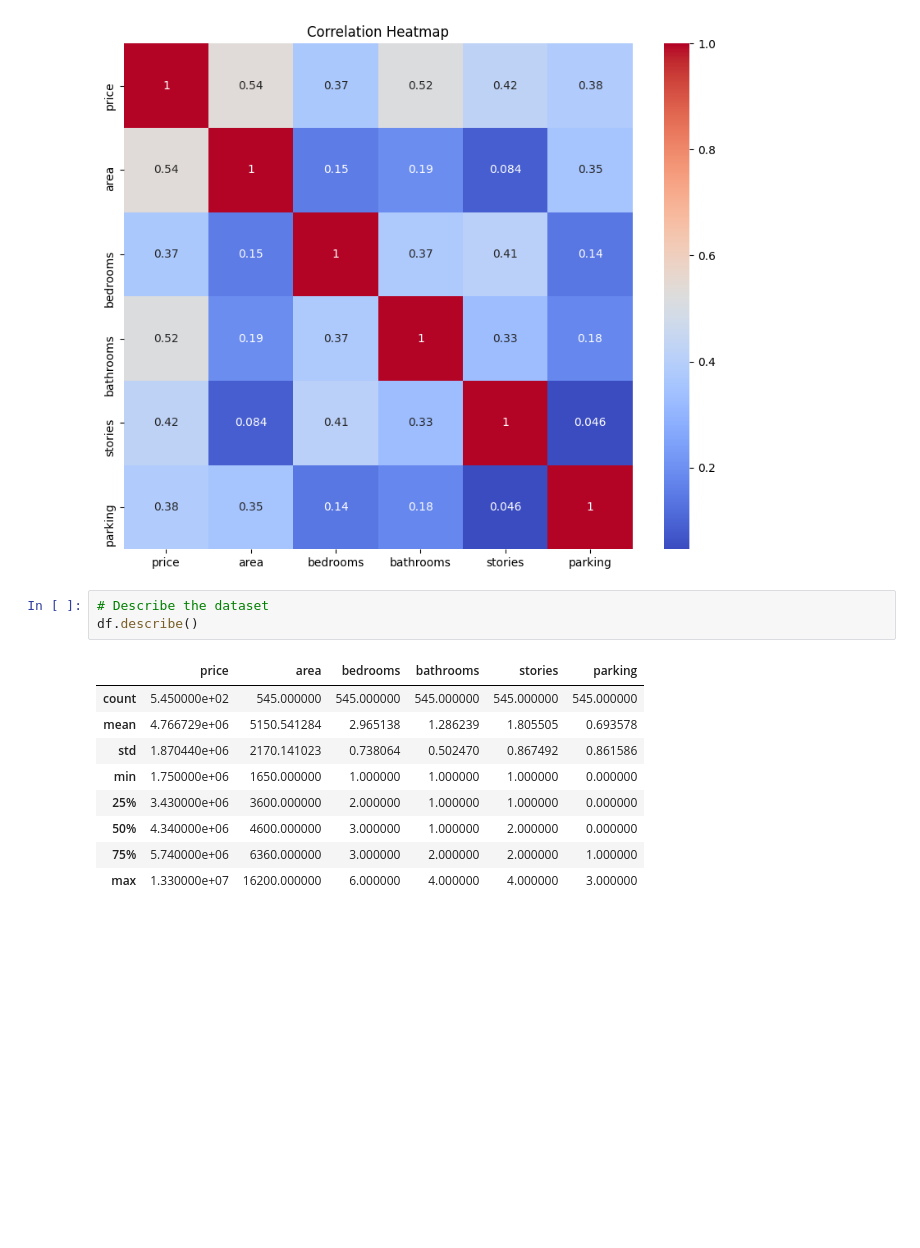
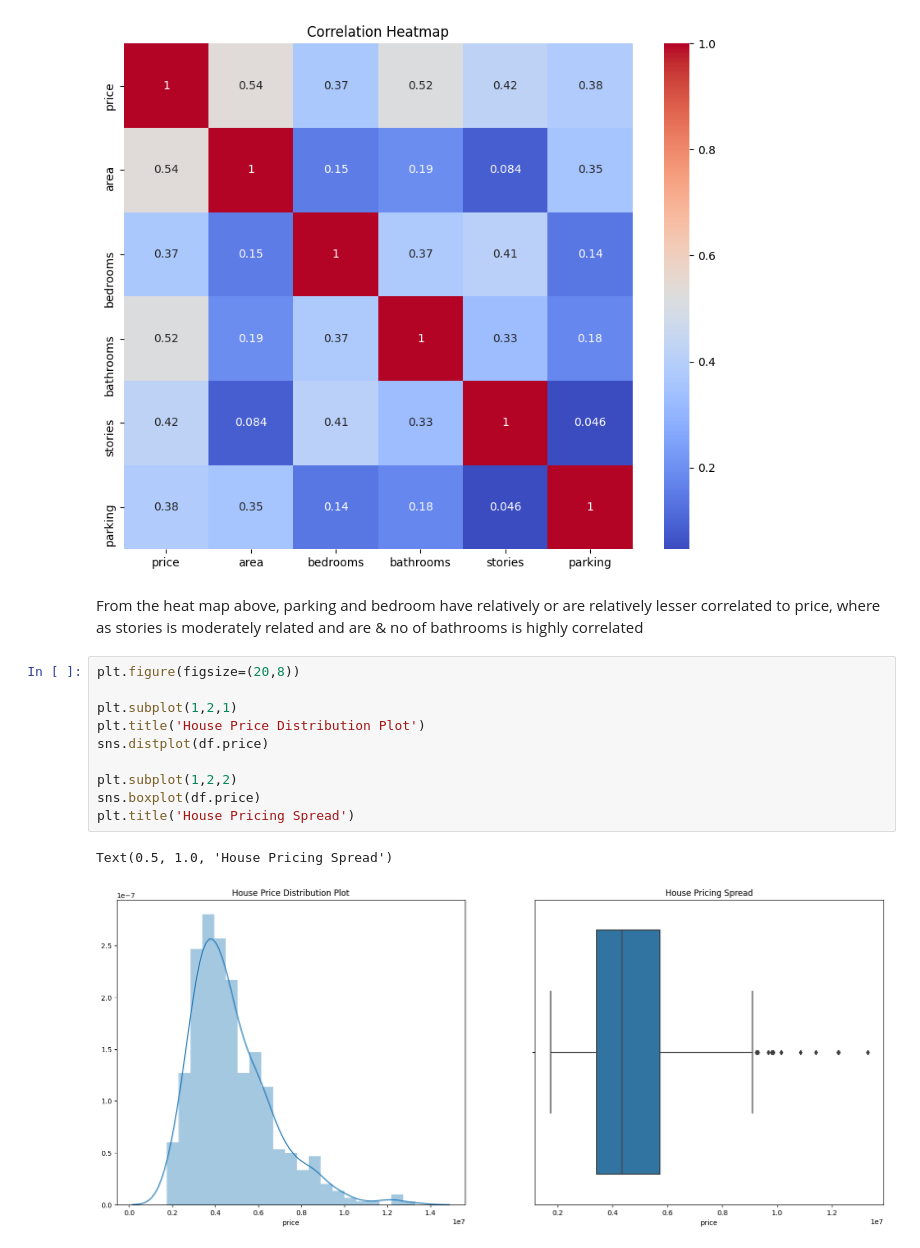
Before and after one commit to pathak08-abhishek01/house_price_e2e, a Jupyter notebook: notebook/eda.ipynb, the cells around one changed output. Saved outputs shown, nothing was run; the diff lists cells and outputs as text; blank space fills up the shorter version.

```diff
--- a/notebook/eda.ipynb
+++ b/notebook/eda.ipynb
@@ -76,16 +135,18 @@ plt.title('Correlation Heatmap')
 plt.show()
 # %% [output]
 [figure]
-# %%
-# Describe the dataset
-df.describe()
-# %% [output]
-|  | price | area | bedrooms | bathrooms | stories | parking |
-| count | 5.450000e+02 | 545.000000 | 545.000000 | 545.000000 | 545.000000 | 545.000000 |
-| mean | 4.766729e+06 | 5150.541284 | 2.965138 | 1.286239 | 1.805505 | 0.693578 |
-| std | 1.870440e+06 | 2170.141023 | 0.738064 | 0.502470 | 0.867492 | 0.861586 |
-| min | 1.750000e+06 | 1650.000000 | 1.000000 | 1.000000 | 1.000000 | 0.000000 |
-| 25% | 3.430000e+06 | 3600.000000 | 2.000000 | 1.000000 | 1.000000 | 0.000000 |
-| 50% | 4.340000e+06 | 4600.000000 | 3.000000 | 1.000000 | 2.000000 | 0.000000 |
-| 75% | 5.740000e+06 | 6360.000000 | 3.000000 | 2.000000 | 2.000000 | 1.000000 |
-| max | 1.330000e+07 | 16200.000000 | 6.000000 | 4.000000 | 4.000000 | 3.000000 |
+# %% [markdown]
+From the heat map above, parking and bedroom have relatively or are relatively lesser correlated to price, where as stories is moderately related and are & no of bathrooms is highly correlated
+# %%
+plt.figure(figsize=(20,8))
+
+plt.subplot(1,2,1)
+plt.title('House Price Distribution Plot')
+sns.distplot(df.price)
+
+plt.subplot(1,2,2)
+sns.boxplot(df.price)
+plt.title('House Pricing Spread')
+# %% [output]
+Text(0.5, 1.0, 'House Pricing Spread')
+[figure, added]
```
Also changed, not shown: parts of 17 cells of this notebook, 3 other files.
